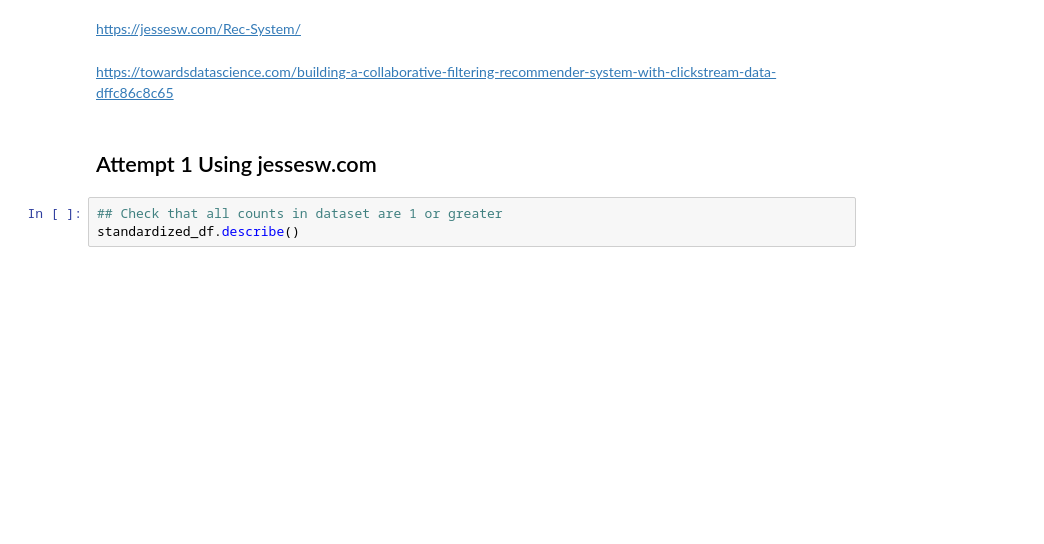
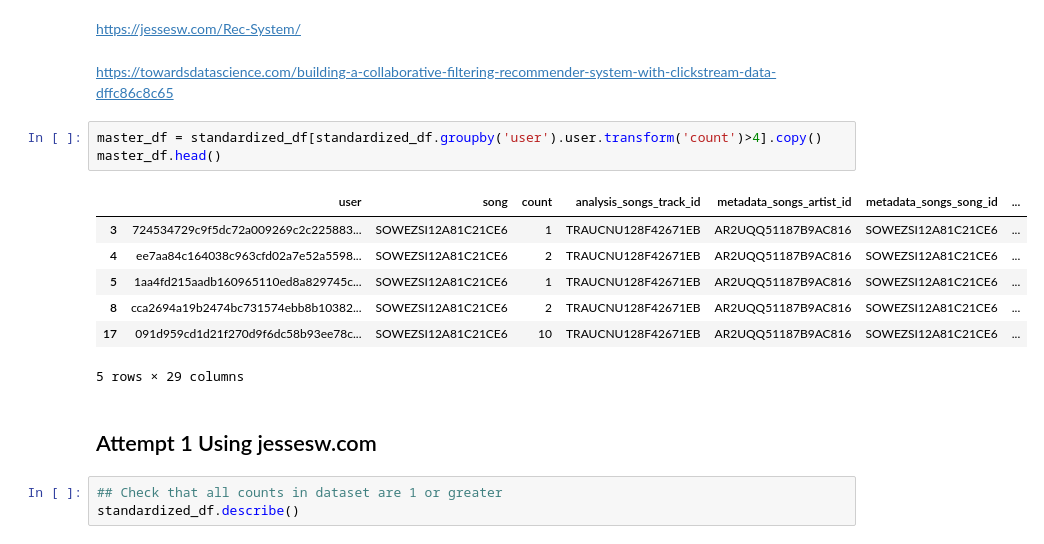
Before and after one commit to skhatri-28/Song-Recommendation-System-Project, a Jupyter notebook: notebooks/Matrix Factorization Model.ipynb, the cells around one changed output. Drawn from its saved outputs; the diff is of its cells as text; blank space fills up the shorter version.

```diff
--- a/notebooks/Matrix Factorization Model.ipynb
+++ b/notebooks/Matrix Factorization Model.ipynb
@@ -21,6 +21,17 @@ standardized_df.head()
 https://jessesw.com/Rec-System/
 # %% [markdown]
 https://towardsdatascience.com/building-a-collaborative-filtering-recommender-system-with-clickstream-data-dffc86c8c65
+# %%
+master_df = standardized_df[standardized_df.groupby('user').user.transform('count')>4].copy()
+master_df.head()
+# %% [output]
+|  | user | song | count | analysis_songs_track_id | metadata_songs_artist_id | metadata_songs_song_id | ... |
+| 3 | 724534729c9f5dc72a009269c2c225883... | SOWEZSI12A81C21CE6 | 1 | TRAUCNU128F42671EB | AR2UQQ51187B9AC816 | SOWEZSI12A81C21CE6 | ... |
+| 4 | ee7aa84c164038c963cfd02a7e52a5598... | SOWEZSI12A81C21CE6 | 2 | TRAUCNU128F42671EB | AR2UQQ51187B9AC816 | SOWEZSI12A81C21CE6 | ... |
+| 5 | 1aa4fd215aadb160965110ed8a829745c... | SOWEZSI12A81C21CE6 | 1 | TRAUCNU128F42671EB | AR2UQQ51187B9AC816 | SOWEZSI12A81C21CE6 | ... |
+| 8 | cca2694a19b2474bc731574ebb8b10382... | SOWEZSI12A81C21CE6 | 2 | TRAUCNU128F42671EB | AR2UQQ51187B9AC816 | SOWEZSI12A81C21CE6 | ... |
+| 17 | 091d959cd1d21f270d9f6dc58b93ee78c... | SOWEZSI12A81C21CE6 | 10 | TRAUCNU128F42671EB | AR2UQQ51187B9AC816 | SOWEZSI12A81C21CE6 | ... |
+5 rows × 29 columns
 # %% [markdown]
 ## Attempt 1 Using jessesw.com
 # %%
```
Also changed, not shown: parts of 7 cells of this notebook.
